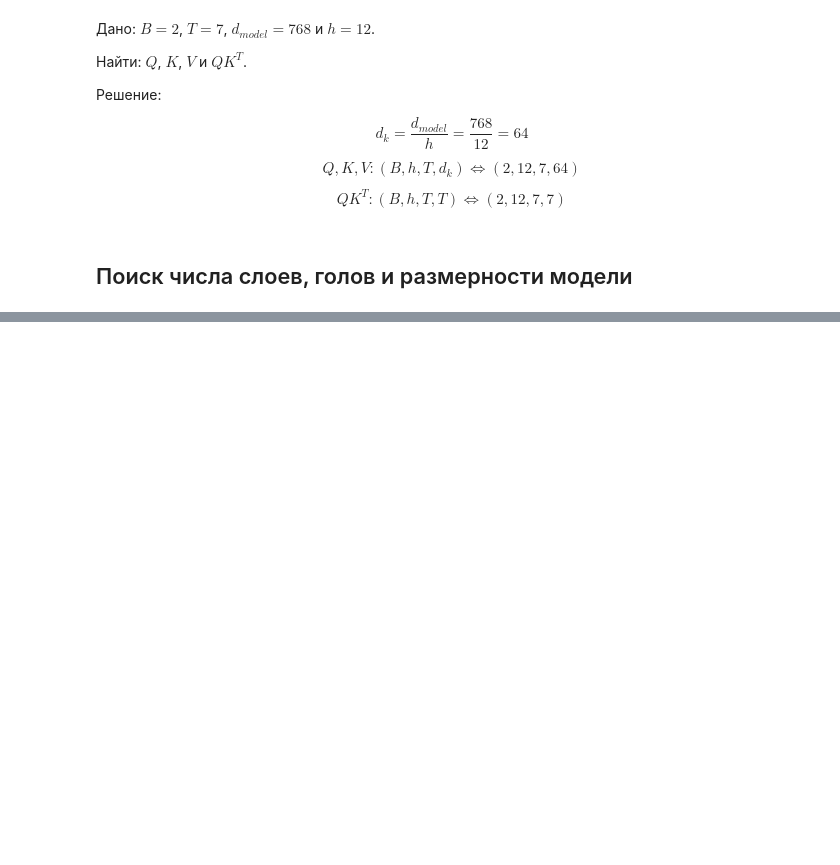
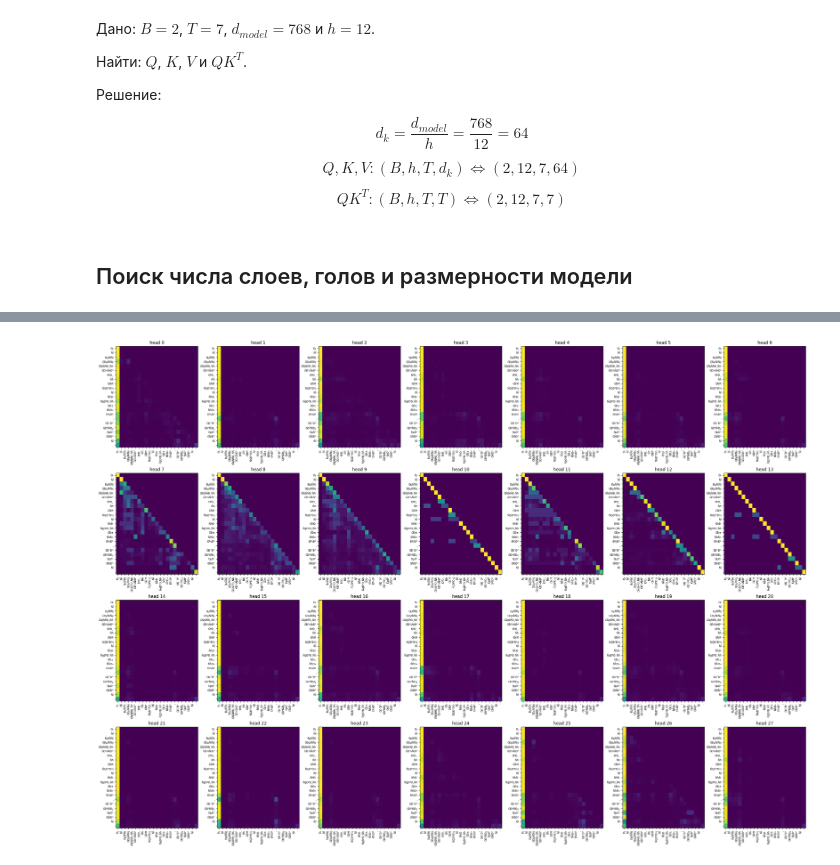
Before and after one commit to liminalvoid/nlp, a Jupyter notebook: sem_6.ipynb, the cells around one changed output, grey strips where cells are left out. Saved outputs shown, nothing was run; the diff lists cells and outputs as text; code cells hidden in the pictures; blank space fills up the shorter version.

```diff
--- a/sem_6.ipynb
+++ b/sem_6.ipynb
@@ -146,0 +211,8 @@ $$
+# %%
+model = AutoModel.from_pretrained(model_name, attn_implementation="eager")
+
+for name, param in model.named_parameters():
+    name = name.lower()
+
+    if ("key" in name) or ("k_proj" in name) or ("c_attn" in name):
+        print(name, tuple(param.shape))
@@ -146,0 +249,38 @@ $$
+# %%
+model.eval()
+
+text = "Съешь ещё этих мягких французских булок, да выпей чаю."
+tok = AutoTokenizer.from_pretrained(model_name)
+batch = tok(text, return_tensors="pt")
+
+with torch.no_grad():
+    out = model(**batch, output_attentions=True, return_dict=True)
+
+    layer = -1
+    num_heads = out.attentions[layer].shape[1]
+    tokens = tok.convert_ids_to_tokens(batch['input_ids'][0])
+
+    num_heads = out.attentions[layer].shape[1]
+    rows = 4
+    cols = (num_heads + 1) // rows
+
+    fig, axes = plt.subplots(rows, cols, figsize=(4 * cols, 5 * rows), constrained_layout=True)
+    axes = axes.flatten()
+
+    for h in range(num_heads):
+        ax = axes[h]
+        mat = out.attentions[layer][0, h].cpu().float().numpy()
+        ax.imshow(mat, aspect='auto')
+        ax.set_title(f'head {h}')
+        ax.set_xticks(range(len(tokens)))
+        ax.set_xticklabels(tokens, rotation=90, fontsize=7)
+        ax.set_yticks(range(len(tokens)))
+        ax.set_yticklabels(tokens, fontsize=7)
+
+    # hide any unused subplots if num_heads is odd
+    for h in range(num_heads, len(axes)):
+        axes[h].set_visible(False)
+
+    plt.show()
+# %% [output]
+[figure, added]
```
Also changed, not shown: parts of 8 cells of this notebook.
